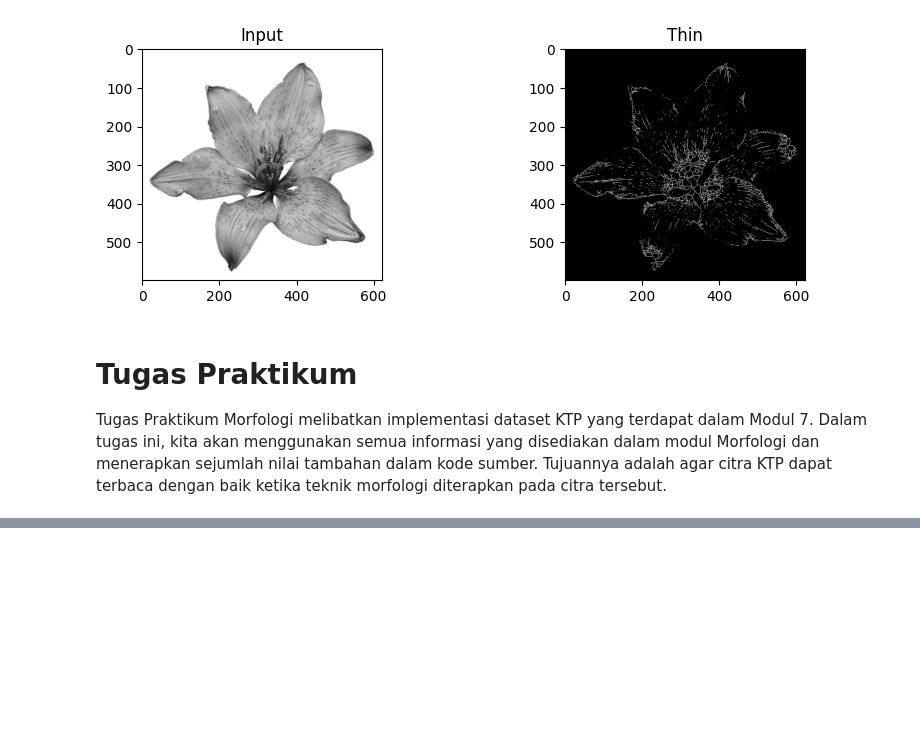
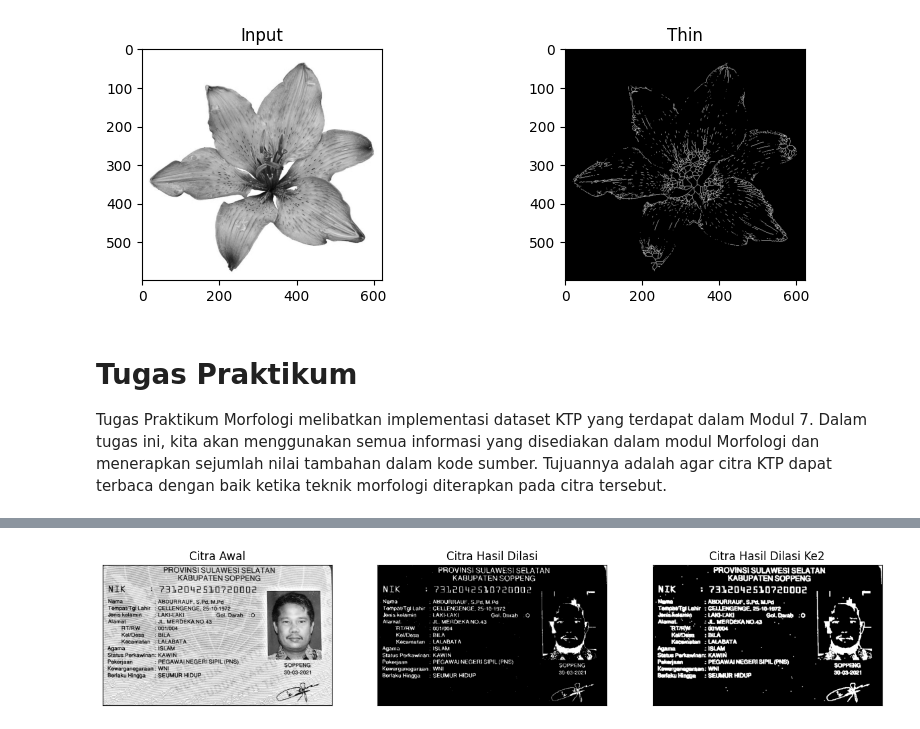
Before and after one commit to deviandinifebrianti/PCVK_Genap_2023, a Jupyter notebook: week09.ipynb, the cells around one changed output, grey strips where cells are left out. Saved outputs shown, nothing was run; the diff lists cells and outputs as text; code cells hidden in the pictures; blank space fills up the shorter version.

```diff
--- a/week09.ipynb
+++ b/week09.ipynb
@@ -559,0 +570,24 @@ kernel_sharpen = np.array([[0, -1, 0],
+# %%
+input = cv2.cvtColor(ktp_filtered, cv2.COLOR_BGR2GRAY)
+
+ret, thresh = cv2.threshold(input, 127, 255, cv2.THRESH_BINARY)
+kernel = np.ones((2,1),np.uint16)
+dilasi = cv2.dilate(thresh,kernel,iterations = 1)
+
+Kernel = cv2.getStructuringElement(cv2.MORPH_RECT, (20, 17))
+blackhat = cv2.morphologyEx(dilasi, cv2.MORPH_BLACKHAT, Kernel)
+
+kernel = np.ones((3,3),np.uint16)
+dilasi2 = cv2.dilate(blackhat,kernel,iterations = 1)
+
+plt.figure(figsize=(15,13))
+plt.subplot(131),plt.imshow(input, cmap='gray'),plt.title('Citra Awal')
+plt.xticks([]), plt.yticks([])
+plt.subplot(132),plt.imshow(blackhat, cmap='gray'),plt.title('Citra Hasil Dilasi')
+plt.xticks([]), plt.yticks([])
+plt.subplot(133),plt.imshow(dilasi2, cmap='gray'),plt.title('Citra Hasil Dilasi Ke2')
+plt.xticks([]), plt.yticks([])
+
+plt.show()
+# %% [output]
+[figure, added]
```
Also changed, not shown: parts of 1 cell of this notebook.
